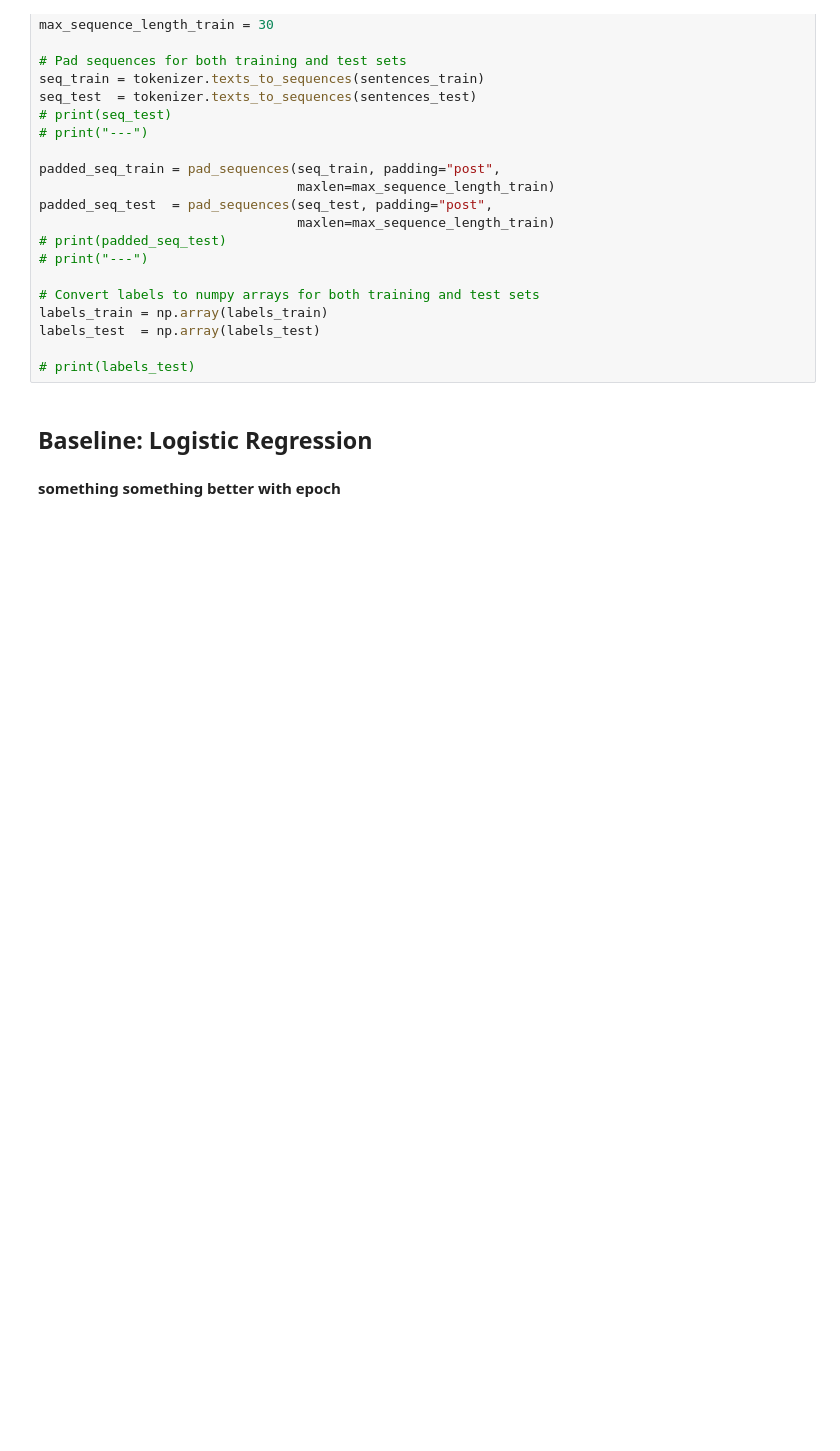
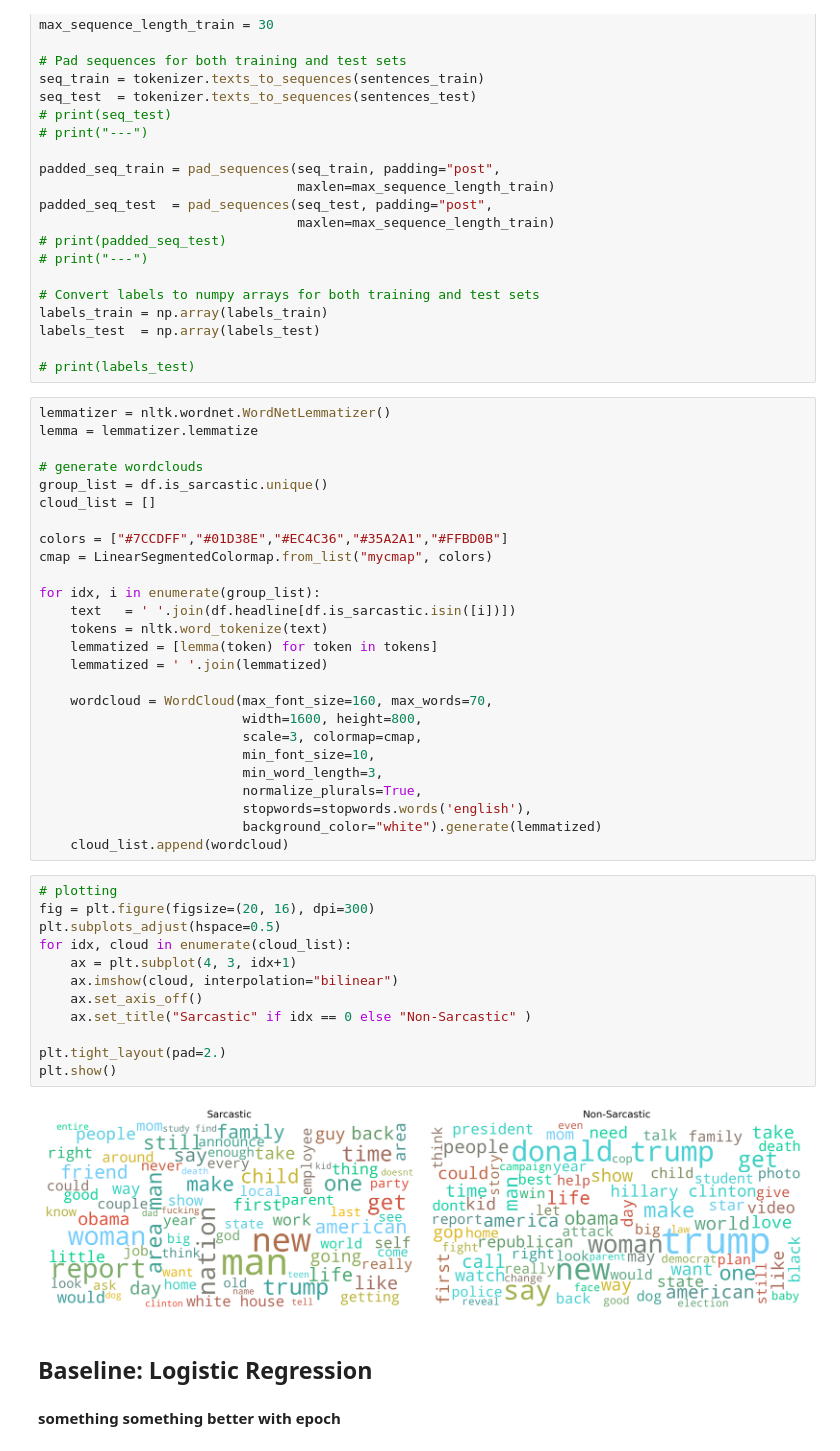
Before and after one commit to M3LLI55X/NLP_project, a Jupyter notebook: Models.ipynb, the cells around one changed output. Cells and saved outputs as stored; diff of their text form; blank space fills up the shorter version.

Commit message:
Added wordclouds

```diff
--- a/Models.ipynb
+++ b/Models.ipynb
@@ -59,6 +63,46 @@ labels_train = np.array(labels_train)
 labels_test  = np.array(labels_test)
 
 # print(labels_test)
+# %%
+lemmatizer = nltk.wordnet.WordNetLemmatizer()
+lemma = lemmatizer.lemmatize
+
+# generate wordclouds
+group_list = df.is_sarcastic.unique()
+cloud_list = []
+
+colors = ["#7CCDFF","#01D38E","#EC4C36","#35A2A1","#FFBD0B"]
+cmap = LinearSegmentedColormap.from_list("mycmap", colors)
+
+for idx, i in enumerate(group_list):
+    text   = ' '.join(df.headline[df.is_sarcastic.isin([i])])
+    tokens = nltk.word_tokenize(text)
+    lemmatized = [lemma(token) for token in tokens]
+    lemmatized = ' '.join(lemmatized)
+
+    wordcloud = WordCloud(max_font_size=160, max_words=70,
+                          width=1600, height=800,
+                          scale=3, colormap=cmap,
+                          min_font_size=10,
+                          min_word_length=3,
+                          normalize_plurals=True,
+                          stopwords=stopwords.words('english'),
+                          background_color="white").generate(lemmatized)
+    cloud_list.append(wordcloud)
+# %%
+# plotting
+fig = plt.figure(figsize=(20, 16), dpi=300)
+plt.subplots_adjust(hspace=0.5)
+for idx, cloud in enumerate(cloud_list):
+    ax = plt.subplot(4, 3, idx+1)
+    ax.imshow(cloud, interpolation="bilinear")
+    ax.set_axis_off()
+    ax.set_title("Sarcastic" if idx == 0 else "Non-Sarcastic" )
+
+plt.tight_layout(pad=2.)
+plt.show()
+# %% [output]
+[figure, added]
 # %% [markdown]
 ## Baseline: Logistic Regression
 # %% [markdown]
```
Also changed, not shown: parts of 1 cell of this notebook, 1 other file.
